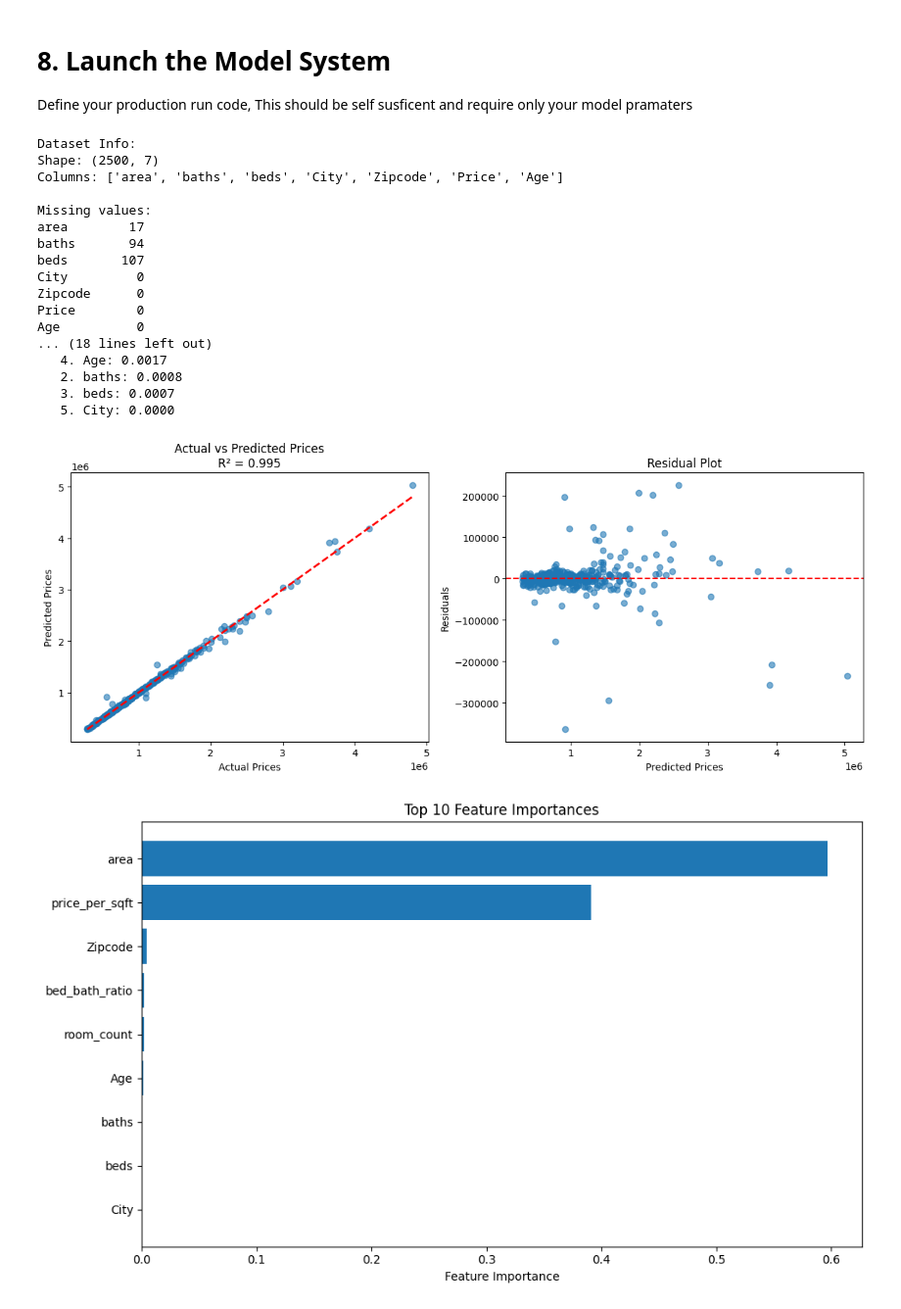
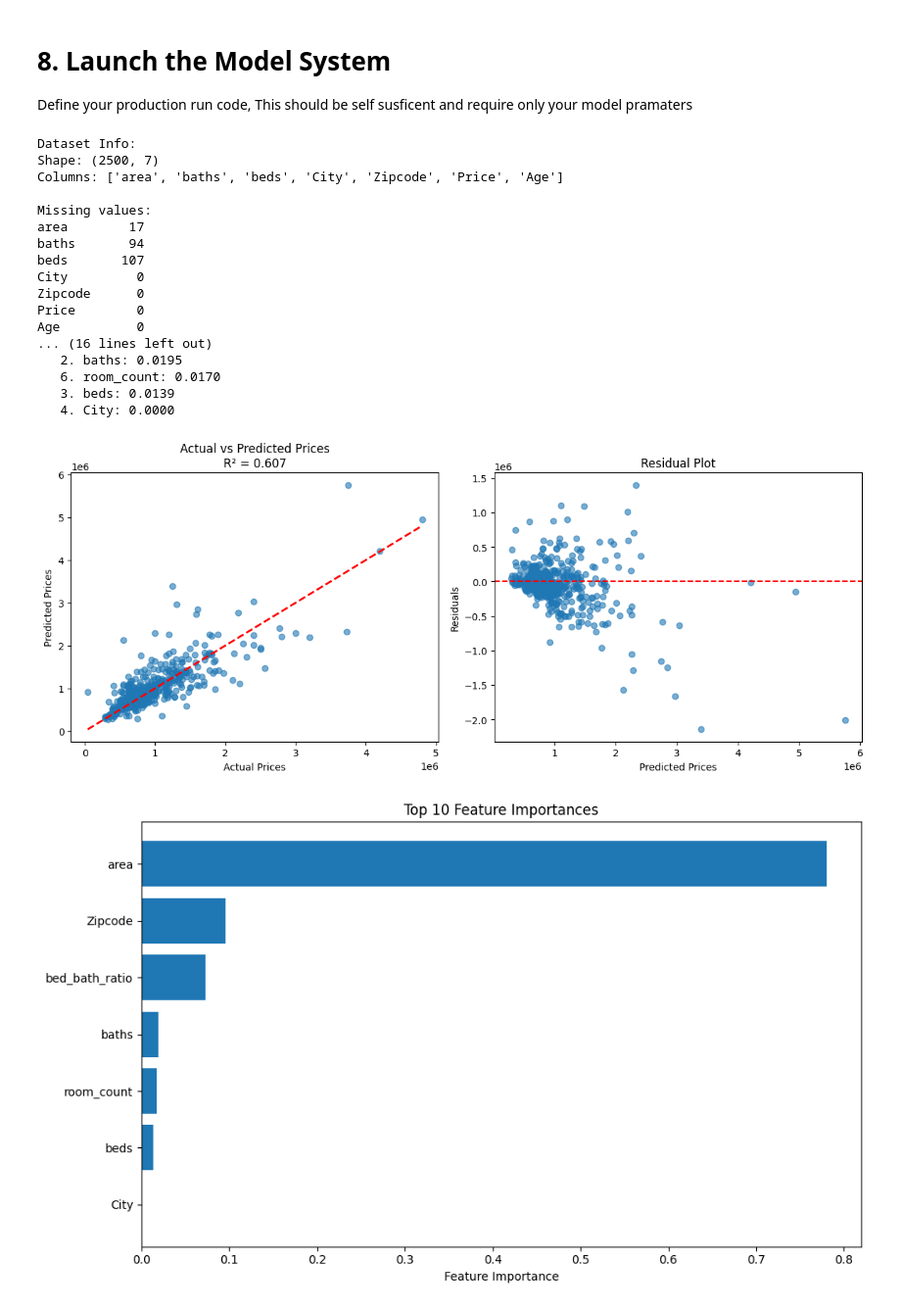
Before and after one commit to felixolmo03/Machine-Learning-and-AI, a Jupyter notebook: Project_2/Project_2.ipynb, the cells around one changed output. Shown at 98% size. Saved outputs shown, nothing was run; the diff lists cells and outputs as text; code cells hidden in the pictures.

```diff
--- a/Project_2/Project_2.ipynb
+++ b/Project_2/Project_2.ipynb
@@ -142,12 +146,9 @@ if 'Zipcode' in df.columns:
 df = df.dropna(subset=['Price', 'area', 'beds', 'baths', 'Age'])
 
 # --- Feature Engineering ---
-df['price_per_sqft'] = df['Price'] / df['area'].replace(0, np.nan)
 df['room_count'] = df['beds'] + df['baths']
 df['bed_bath_ratio'] = df['beds'] / df['baths'].replace(0, 0.1)
 
-# Replace inf/nan
-df = df.replace([np.inf, -np.inf], np.nan).dropna(subset=['price_per_sqft'])
 
 label_encoders = {}
 for col in ['City', 'Zipcode']:
@@ -157,10 +158,10 @@ for col in ['City', 'Zipcode']:
         label_encoders[col] = le
 
 # --- Define Features and Target ---
-feature_cols = ['area', 'baths', 'beds', 'Age']
+feature_cols = ['area', 'baths', 'beds']
 if 'City' in df.columns: feature_cols.append('City')
 if 'Zipcode' in df.columns: feature_cols.append('Zipcode')
-feature_cols.extend(['price_per_sqft', 'room_count', 'bed_bath_ratio'])
+feature_cols.extend(['room_count', 'bed_bath_ratio'])
 
 X = df[feature_cols]
 y = df['Price']
@@ -177,7 +178,7 @@ y shape: (2390,)
 # 5. Model the data
 Using selected ML models, experment with your choices and describe your findings. Finish by selecting a Model to continue with
 # %%
-def inference(model_params=None, test_size=0.2, random_state=42):
+def inference(model_params, test_size, random_state):
     """
     Parameters:
     -----------
@@ -217,12 +218,9 @@ def inference(model_params=None, test_size=0.2, random_state=42):
         raise ValueError(f"Missing required columns: {missing_columns}")
 
     # Feature engineering
-    df['price_per_sqft'] = df['Price'] / df['area']
     df['room_count'] = df['beds'] + df['baths']
     df['bed_bath_ratio'] = df['beds'] / df['baths'].replace(0, 0.1)
 
-    # Handle infinite values (area = 0 leads to inf price_per_sqft)
-    df = df.replace([np.inf, -np.inf], np.nan).dropna(subset=['price_per_sqft'])
 
     # Drop rows with missing essentials
     df = df.dropna(subset=['Price', 'area', 'beds', 'baths', 'Age'])
@@ -242,12 +240,12 @@ def inference(model_params=None, test_size=0.2, random_state=42):
             label_encoders[col] = le
 
     # Features and target
-    feature_cols = ['area', 'baths', 'beds', 'Age']
+    feature_cols = ['area', 'baths', 'beds']
     if 'City' in df.columns:
         feature_cols.append('City')
     if 'Zipcode' in df.columns:
         feature_cols.append('Zipcode')
-    feature_cols.extend(['price_per_sqft', 'room_count', 'bed_bath_ratio'])
+    feature_cols.extend(['room_count', 'bed_bath_ratio'])
 
     X = df[feature_cols]
     y = df['Price']
@@ -274,6 +272,8 @@ def inference(model_params=None, test_size=0.2, random_state=42):
 
     # Predictions
     y_pred = model.predict(X_test)
+
+
 
     # Metrics
     mae = mean_absolute_error(y_test, y_pred)
@@ -363,24 +363,27 @@ In a customer faceing Document provide summery of finding and detail approach ta
 # 8. Launch the Model System
 Define your production run code, This should be self susficent and require only your model pramaters
 # %%
-results = inference(test_size=0.2, random_state=42)
+model_params=None
+test_size=0.2
+random_state=42
+results = inference(model_params, test_size, random_state)
 # %% [output]
 Dataset Info:
 Shape: (2500, 7)
 Columns: ['area', 'baths', 'beds', 'City', 'Zipcode', 'Price', 'Age']
 
 Missing values:
 area        17
 baths       94
 beds       107
 City         0
 Zipcode      0
 Price        0
 Age          0
-... (18 lines left out)
-   4. Age: 0.0017
-   2. baths: 0.0008
-   3. beds: 0.0007
-   5. City: 0.0000
+... (16 lines left out)
+   2. baths: 0.0195
+   6. room_count: 0.0170
+   3. beds: 0.0139
+   4. City: 0.0000
-[figure, old version]
+[figure, new version]
-[figure, old version]
+[figure, new version]
```
Also changed, not shown: parts of 3 cells of this notebook.
